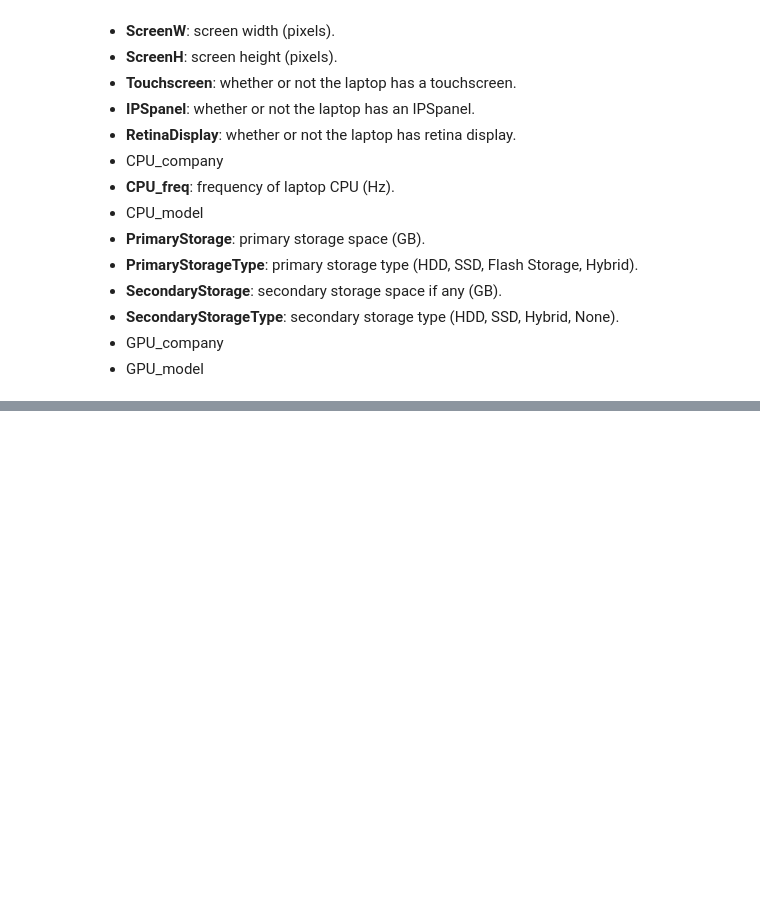
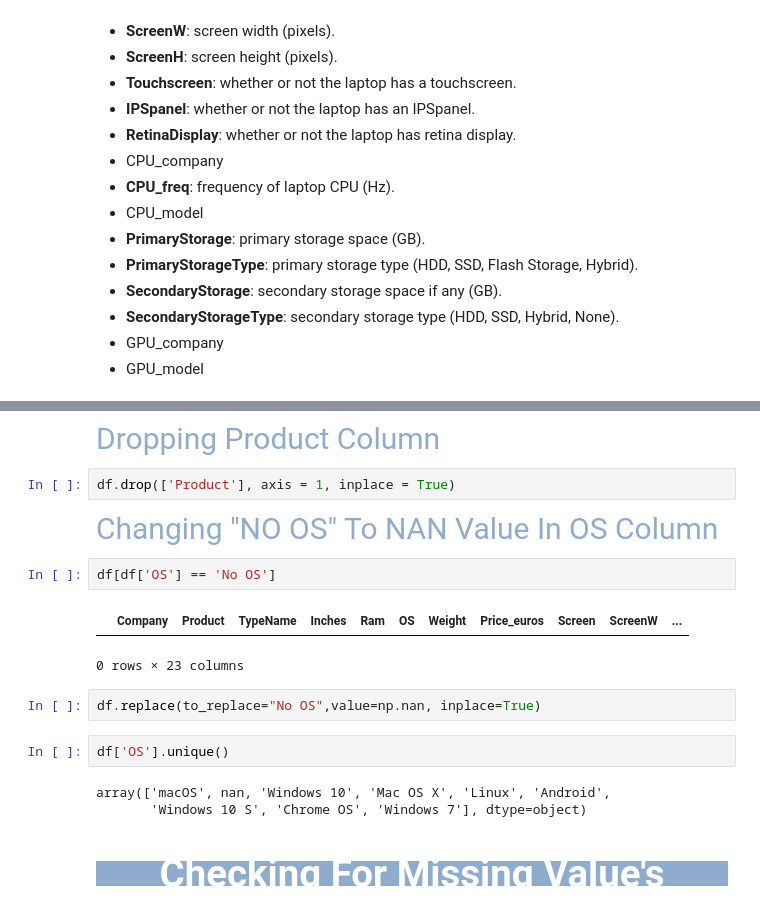
Before and after one commit to kunal-mallick/Laptop_Prices_Predicter, a Jupyter notebook: eda/eda.ipynb, the cells around one changed output, grey strips where cells are left out. Drawn from its saved outputs; the diff is of its cells as text; blank space fills up the shorter version.

```diff
--- a/eda/eda.ipynb
+++ b/eda/eda.ipynb
@@ -80,0 +123,21 @@ df
+# %% [markdown]
+<p style="color:#8EACCD; font-size:200%"> Dropping Product Column</p>
+# %%
+df.drop(['Product'], axis = 1, inplace = True)
+# %% [markdown]
+<p style="color:#8EACCD; font-size:200%"> Changing "NO OS" To NAN Value In OS Column</p>
+# %%
+df[df['OS'] == 'No OS']
+# %% [output]
+|  | Company | Product | TypeName | Inches | Ram | OS | Weight | Price_euros | Screen | ScreenW | ... |
+0 rows × 23 columns
+# %%
+df.replace(to_replace="No OS",value=np.nan, inplace=True)
+# %%
+df['OS'].unique()
+# %% [output]
+array(['macOS', nan, 'Windows 10', 'Mac OS X', 'Linux', 'Android',
+       'Windows 10 S', 'Chrome OS', 'Windows 7'], dtype=object)
+# %% [markdown]
+<a id="Import"></a>
+### <p style="background-color: #8EACCD; font-family:Pacifico; color:#ffffff; font-size:200%; font-family:Pacifico; text-align:center; border-radius:1000px 50px;">Checking For  Missing Value's</p>
```
Also changed, not shown: parts of 21 cells of this notebook.
